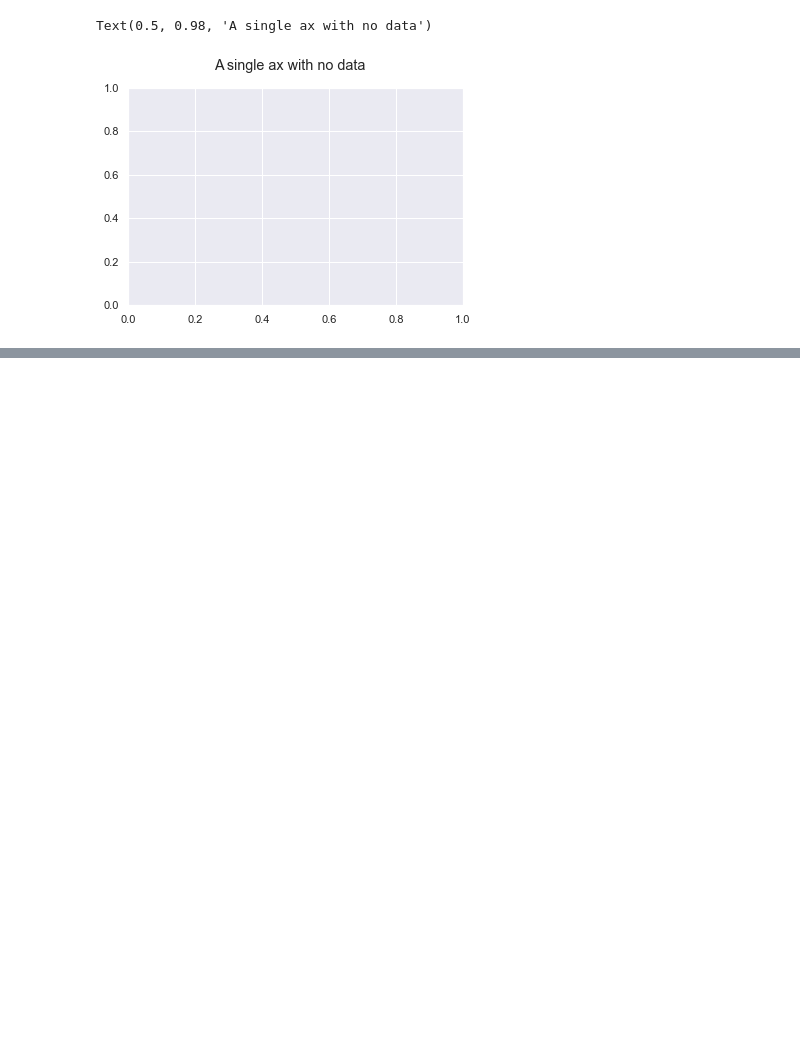
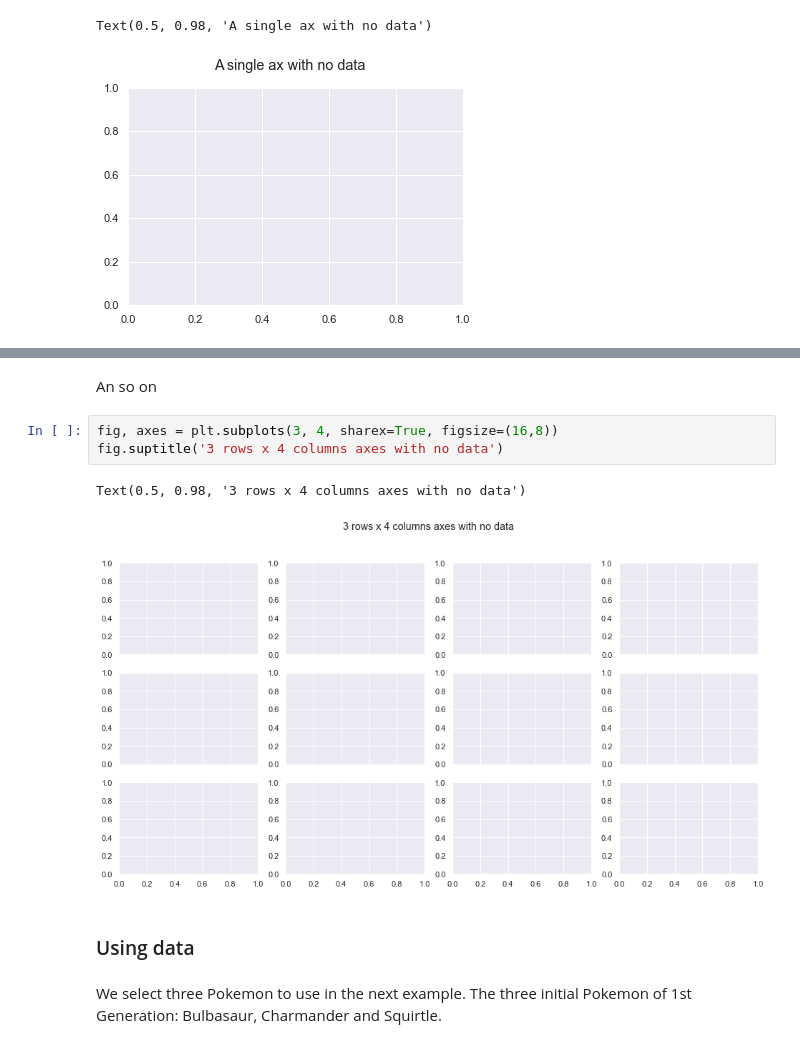
Before and after one commit to thalesbruno/ds-micro-tutorials, a Jupyter notebook: matplotlib-seaborn/subplotting.ipynb, the cells around one changed output, grey strips where cells are left out. Saved outputs shown, nothing was run; the diff lists cells and outputs as text; blank space fills up the shorter version.

```diff
--- a/matplotlib-seaborn/subplotting.ipynb
+++ b/matplotlib-seaborn/subplotting.ipynb
@@ -37,0 +60,12 @@ Text(0.5, 0.98, 'A single ax with no data')
+# %% [markdown]
+An so on
+# %%
+fig, axes = plt.subplots(3, 4, sharex=True, figsize=(16,8))
+fig.suptitle('3 rows x 4 columns axes with no data')
+# %% [output]
+Text(0.5, 0.98, '3 rows x 4 columns axes with no data')
+[figure, added]
+# %% [markdown]
+### Using data
+# %% [markdown]
+We select three Pokemon to use in the next example. The three initial Pokemon of 1st Generation: Bulbasaur, Charmander and Squirtle.
```
Also changed, not shown: parts of 11 cells of this notebook.
